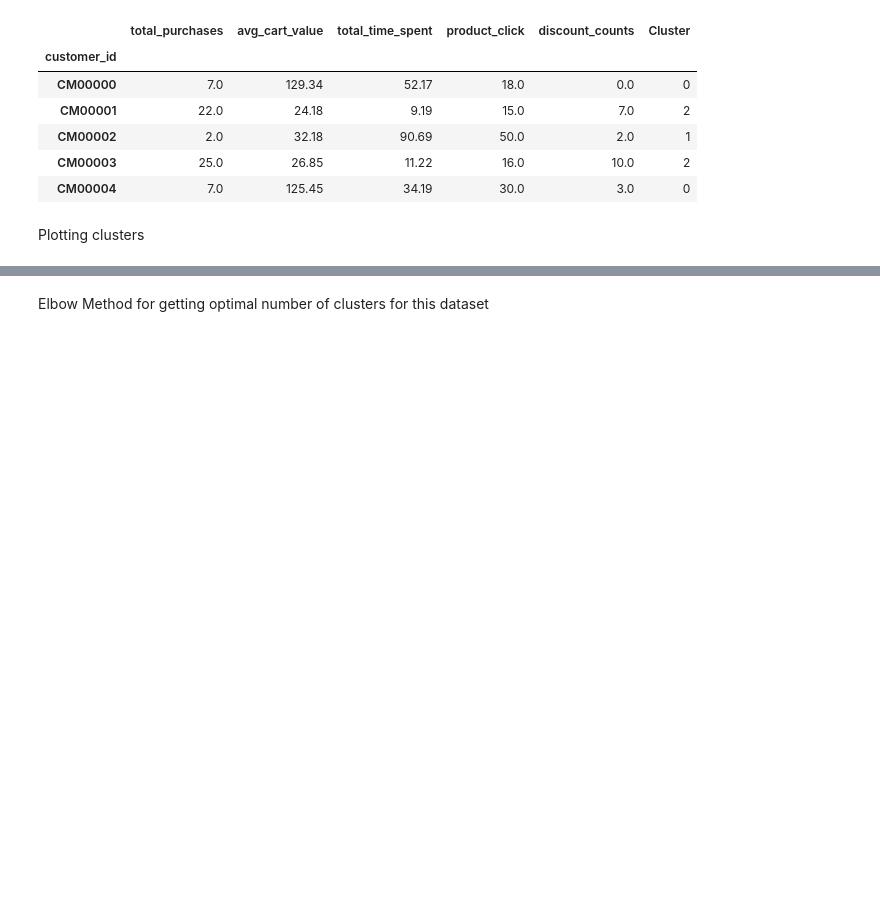
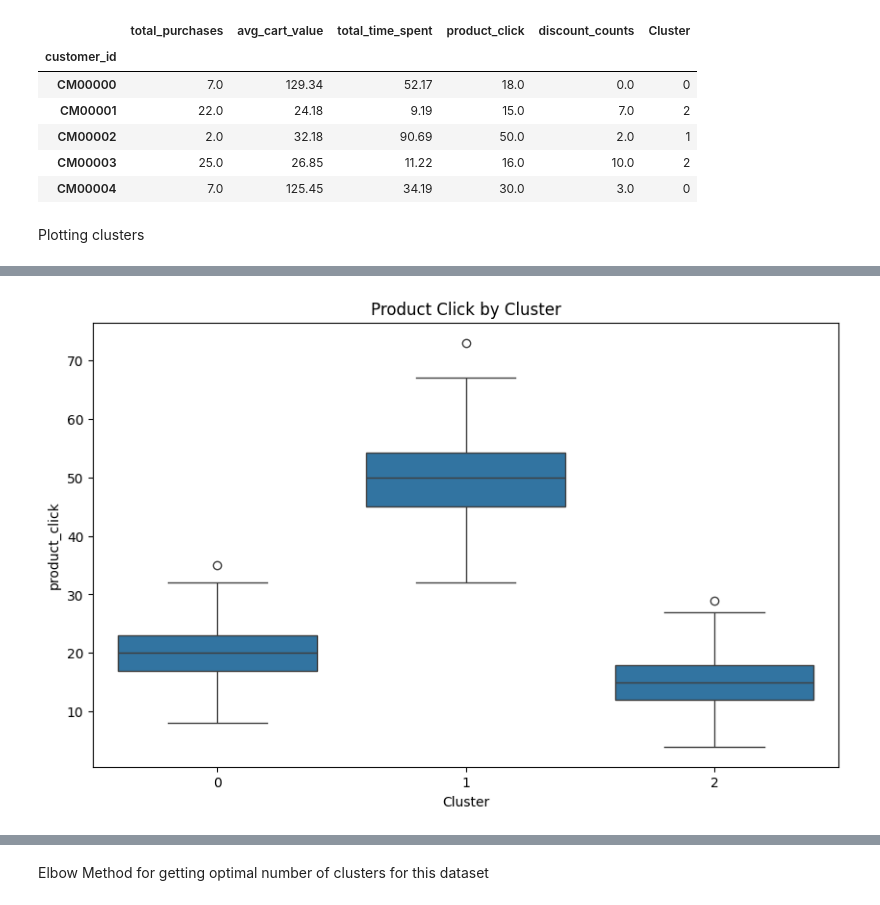
Before and after one commit to Neural-Navigators-CSI/Intellihack_Neural_Navigators_Task02, a Jupyter notebook: notebook_02.ipynb, the cells around one changed output, grey strips where cells are left out. Cells and saved outputs as stored; diff of their text form; code cells hidden in the pictures; blank space fills up the shorter version.

```diff
--- a/notebook_02.ipynb
+++ b/notebook_02.ipynb
@@ -148,0 +164,7 @@ plt.show()
+# %%
+plt.figure(figsize=(10, 6))
+sns.boxplot(x='Cluster', y='product_click', data=data)
+plt.title('Product Click by Cluster')
+plt.show()
+# %% [output]
+[figure, added]
```
Also changed, not shown: parts of 5 cells of this notebook.
